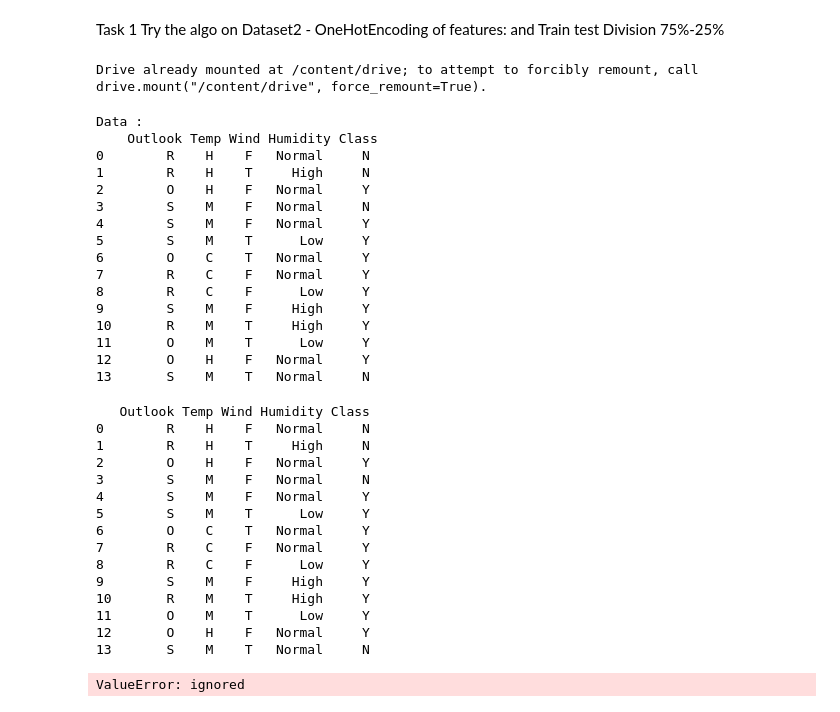
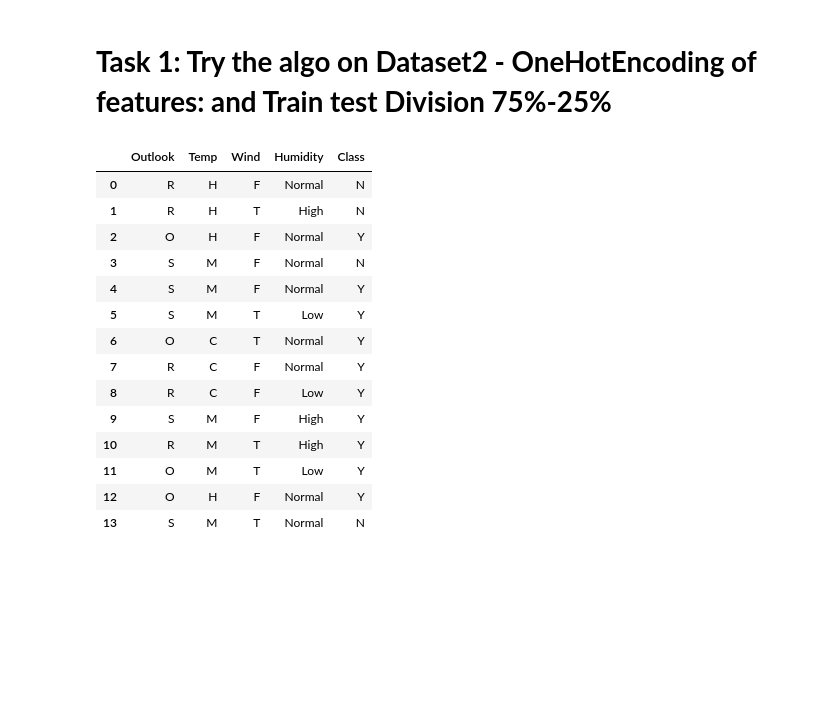
Before and after one commit to marudevansh25111/CE077_Devansh_Maru, a Jupyter notebook: Lab3/Lab03_03_Solution.ipynb, the cells around one changed output. Drawn from its saved outputs; the diff is of its cells as text; code cells hidden in the pictures; blank space fills up the shorter version.

```diff
--- a/Lab3/Lab03_03_Solution.ipynb
+++ b/Lab3/Lab03_03_Solution.ipynb
@@ -1,38 +1,28 @@
 # %% [markdown]
-Task 1
-Try the algo on Dataset2 - OneHotEncoding of features: and Train test Division 75%-25%
+# **Task 1: Try the algo on Dataset2 - OneHotEncoding of features: and Train test Division 75%-25%**
 # %%
-#Import scikit-learn dataset library
-from sklearn import datasets
-from sklearn import preprocessing
-from sklearn.preprocessing import OneHotEncoder
-from sklearn.naive_bayes import GaussianNB, MultinomialNB
 import numpy as np
 import pandas as pd
+# from sklearn import preprocessing
+from sklearn.preprocessing import OneHotEncoder
+
+from sklearn.naive_bayes import GaussianNB, MultinomialNB
+
+datasets = pd.read_csv('Dataset2.csv')
+datasets
+# %% [output]
+|  | Outlook | Temp | Wind | Humidity | Class |
+| 0 | R | H | F | Normal | N |
+| 1 | R | H | T | High | N |
+| 2 | O | H | F | Normal | Y |
+| 3 | S | M | F | Normal | N |
+| 4 | S | M | F | Normal | Y |
+| 5 | S | M | T | Low | Y |
+| 6 | O | C | T | Normal | Y |
+| 7 | R | C | F | Normal | Y |
+| 8 | R | C | F | Low | Y |
+| 9 | S | M | F | High | Y |
+| 10 | R | M | T | High | Y |
+| 11 | O | M | T | Low | Y |
+| 12 | O | H | F | Normal | Y |
+| 13 | S | M | T | Normal | N |
-# %%
-#mount google Drive
-from google.colab import drive
-drive.mount('/content/drive')
-# %% [output]
-Drive already mounted at /content/drive; to attempt to forcibly remount, call drive.mount("/content/drive", force_remount=True).
-# %%
-# Load Data
-ds = pd.read_csv(('/content/drive/MyDrive/ML/Dataset2.csv'))
-print("\nData :\n",ds)
-# %% [output]
-Data :
-    Outlook Temp Wind Humidity Class
-0        R    H    F   Normal     N
-1        R    H    T     High     N
-2        O    H    F   Normal     Y
-3        S    M    F   Normal     N
-4        S    M    F   Normal     Y
-5        S    M    T      Low     Y
-6        O    C    T   Normal     Y
-7        R    C    F   Normal     Y
-8        R    C    F      Low     Y
-9        S    M    F     High     Y
-10       R    M    T     High     Y
-11       O    M    T      Low     Y
-12       O    H    F   Normal     Y
-13       S    M    T   Normal     N
@@ -41,21 +28,0 @@ le = preprocessing.OneHotEncoder()
-# %%
-print(ds)
-Outlook_encoded=le.fit_transform(ds["Outlook"])
-print("Weather:" ,Outlook_encoded)
-# %% [output]
-   Outlook Temp Wind Humidity Class
-0        R    H    F   Normal     N
-1        R    H    T     High     N
-2        O    H    F   Normal     Y
-3        S    M    F   Normal     N
-4        S    M    F   Normal     Y
-5        S    M    T      Low     Y
-6        O    C    T   Normal     Y
-7        R    C    F   Normal     Y
-8        R    C    F      Low     Y
-9        S    M    F     High     Y
-10       R    M    T     High     Y
-11       O    M    T      Low     Y
-12       O    H    F   Normal     Y
-13       S    M    T   Normal     N
-ValueError: ignored
```
Also changed, not shown: parts of 19 cells of this notebook.
